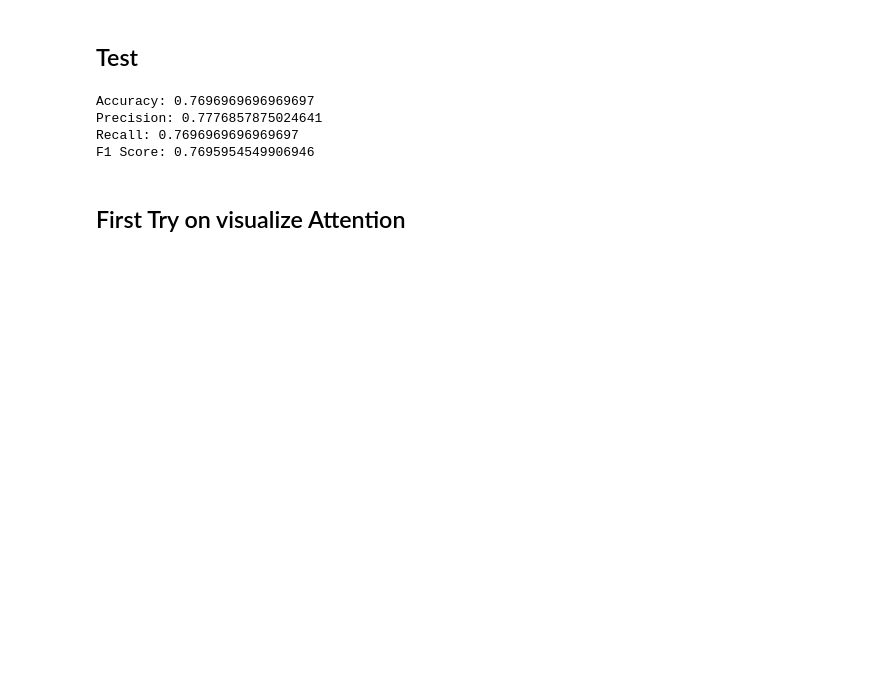
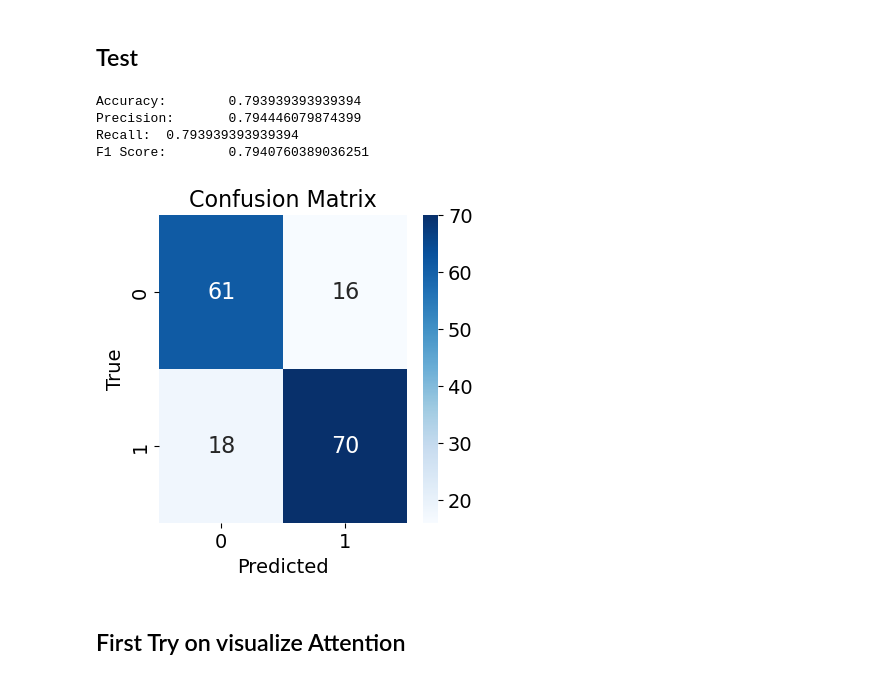
Before and after one commit to zg915/nlp-predict-AD, a Jupyter notebook: bert_finetune/bert_first_try.ipynb, the cells around one changed output. Cells and saved outputs as stored; diff of their text form; code cells hidden in the pictures; blank space fills up the shorter version.

```diff
--- a/bert_finetune/bert_first_try.ipynb
+++ b/bert_finetune/bert_first_try.ipynb
@@ -86,7 +82,7 @@ lines_test[-1:]
 optimizer = AdamW(model.parameters(), lr=5e-5)
 
 # Learning rate scheduler
-num_epochs = 2
+num_epochs = 5
 num_training_steps = num_epochs * len(train_dataloader)
 lr_scheduler = get_scheduler(
     name="linear", optimizer=optimizer, num_warmup_steps=0, num_training_steps=num_training_steps
@@ -167,7 +163,7 @@ for epoch in tqdm(range(num_epochs)):
 
         progress_bar.update(1)
 
-    # epoch_accuracy = model_accuracy(model, test_dataloader, device)
-    # print(f"Epoch {epoch+1}/{num_epochs}, Loss: {epoch_loss:.4f}, Accuracy: {epoch_accuracy:.4f}")
-    print(f"Epoch {epoch+1}/{num_epochs}, Loss: {epoch_loss:.4f}")
+    epoch_accuracy = model_accuracy(model, test_dataloader, device)
+    print(f"Epoch {epoch+1}/{num_epochs}, Loss: {epoch_loss:.4f}, Accuracy: {epoch_accuracy:.4f}")
+    # print(f"Epoch {epoch+1}/{num_epochs}, Loss: {epoch_loss:.4f}")
 # %% [output]
@@ -178,44 +178,60 @@ Epoch 2/2, Loss: 57.2449
 # %%
 # Load the metrics you want to compute
 accuracy_metric = evaluate.load("accuracy")
 precision_metric = evaluate.load("precision")
 recall_metric = evaluate.load("recall")
 f1_metric = evaluate.load("f1")
+
+# Initialize lists to store all predictions and references
+all_predictions = []
+all_references = []
 
 model.eval()  # Set the model to evaluation mode
 for batch in test_dataloader:
     batch = {k: v.to(device) for k, v in batch.items()}
     with torch.no_grad():
         outputs = model(**batch)
 
     logits = outputs.logits
     predictions = torch.argmax(logits, dim=-1)
 
     # Move predictions and references to CPU and convert to numpy arrays
     predictions_cpu = predictions.cpu().numpy()
     references_cpu = batch["labels"].cpu().numpy()
 
-    # Add batch to each metric
-    accuracy_metric.add_batch(predictions=predictions_cpu, references=references_cpu)
-    precision_metric.add_batch(predictions=predictions_cpu, references=references_cpu)
-    recall_metric.add_batch(predictions=predictions_cpu, references=references_cpu)
-    f1_metric.add_batch(predictions=predictions_cpu, references=references_cpu)
+    # Store predictions and references
+    all_predictions.extend(predictions_cpu)
+    all_references.extend(references_cpu)
 
-# Compute the metrics
-accuracy = accuracy_metric.compute()
-precision = precision_metric.compute(average='weighted')
-recall = recall_metric.compute(average='weighted')
-f1 = f1_metric.compute(average='weighted')
+# Compute all metrics at once using the full predictions
+accuracy = accuracy_metric.compute(predictions=all_predictions, references=all_references)
+precision = precision_metric.compute(predictions=all_predictions, references=all_references, average='weighted')
+recall = recall_metric.compute(predictions=all_predictions, references=all_references, average='weighted')
+f1 = f1_metric.compute(predictions=all_predictions, references=all_references, average='weighted')
+print("Accuracy:\t", accuracy['accuracy'])
+print("Precision:\t", precision['precision'])
+print("Recall:\t", recall['recall'])
+print("F1 Score:\t", f1['f1'])
 
-print("Accuracy:", accuracy['accuracy'])
-print("Precision:", precision['precision'])
-print("Recall:", recall['recall'])
-print("F1 Score:", f1['f1'])
+# Compute and print confusion matrix
+from sklearn.metrics import confusion_matrix
+import seaborn as sns
+import matplotlib.pyplot as plt
+
+cm = confusion_matrix(all_references, all_predictions)
+plt.figure(figsize=(4,4))
+plt.rcParams.update({'font.size': 14})
+sns.heatmap(cm, annot=True, fmt='d', cmap='Blues', annot_kws={"size": 16})
+plt.xlabel('Predicted', fontsize=14)
+plt.ylabel('True', fontsize=14)
+plt.title('Confusion Matrix', fontsize=16)
+plt.show()
 # %% [output]
-Accuracy: 0.7696969696969697
-Precision: 0.7776857875024641
-Recall: 0.7696969696969697
-F1 Score: 0.7695954549906946
+Accuracy:        0.793939393939394
+Precision:       0.794446079874399
+Recall:  0.793939393939394
+F1 Score:        0.7940760389036251
+[figure, added]
 # %% [markdown]
 ## First Try on visualize Attention
 # %%
```
Also changed, not shown: parts of 5 cells of this notebook.
